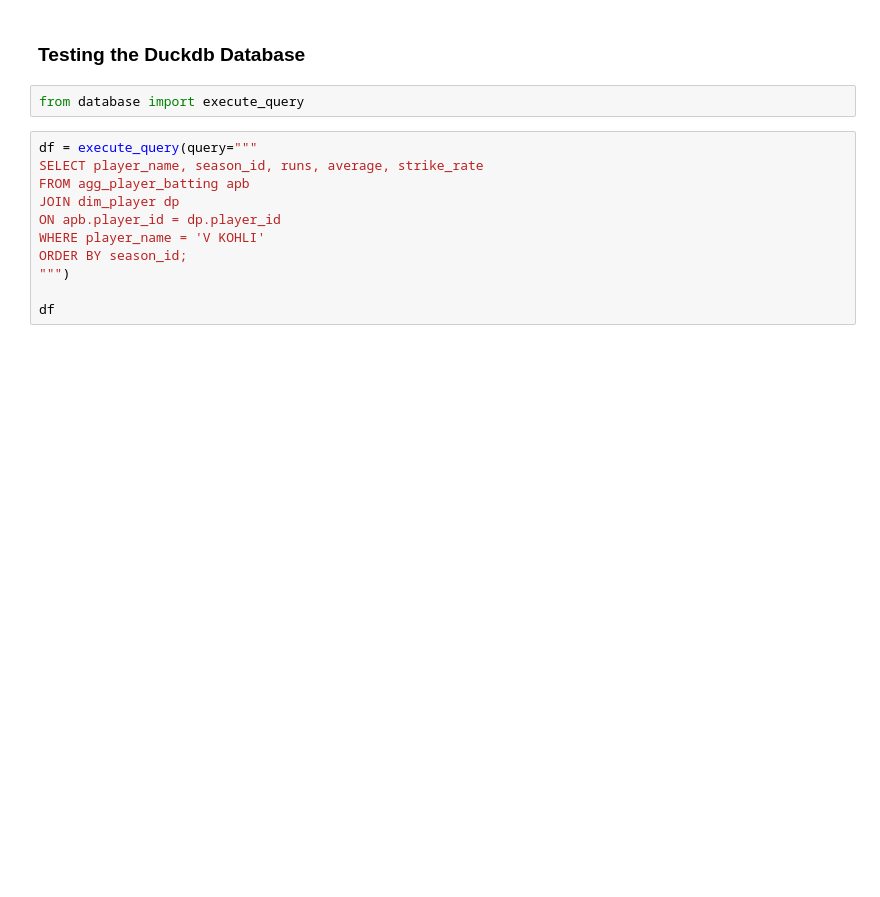
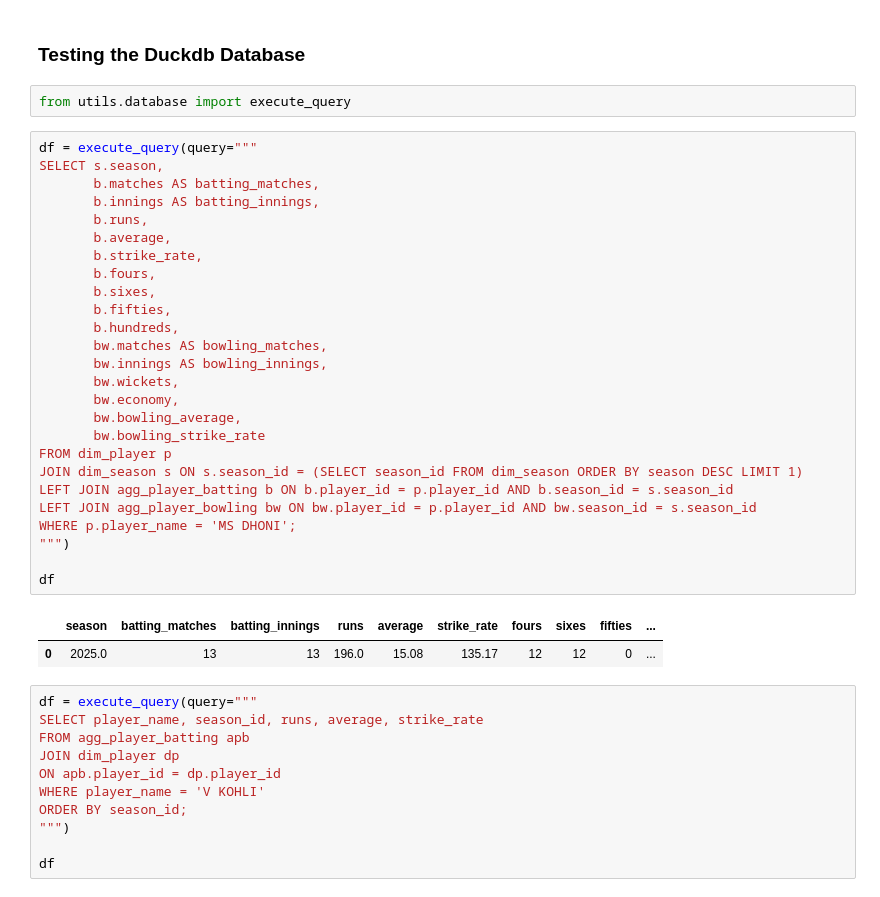
Before and after one commit to dsang18/IPL-Chatbot, a Jupyter notebook: Create-DuckDB.ipynb, the cells around one changed output. Saved outputs shown, nothing was run; the diff lists cells and outputs as text; blank space fills up the shorter version.

```diff
--- a/Create-DuckDB.ipynb
+++ b/Create-DuckDB.ipynb
@@ -120,7 +120,36 @@ conn.close()
 # %% [markdown]
 ### Testing the Duckdb Database
 # %%
-from database import execute_query
+from utils.database import execute_query
+# %%
+df = execute_query(query="""
+SELECT s.season,
+       b.matches AS batting_matches,
+       b.innings AS batting_innings,
+       b.runs,
+       b.average,
+       b.strike_rate,
+       b.fours,
+       b.sixes,
+       b.fifties,
+       b.hundreds,
+       bw.matches AS bowling_matches,
+       bw.innings AS bowling_innings,
+       bw.wickets,
+       bw.economy,
+       bw.bowling_average,
+       bw.bowling_strike_rate
+FROM dim_player p
+JOIN dim_season s ON s.season_id = (SELECT season_id FROM dim_season ORDER BY season DESC LIMIT 1)
+LEFT JOIN agg_player_batting b ON b.player_id = p.player_id AND b.season_id = s.season_id
+LEFT JOIN agg_player_bowling bw ON bw.player_id = p.player_id AND bw.season_id = s.season_id
+WHERE p.player_name = 'MS DHONI';
+""")
+
+df
+# %% [output]
+|  | season | batting_matches | batting_innings | runs | average | strike_rate | fours | sixes | fifties | ... |
+| 0 | 2025.0 | 13 | 13 | 196.0 | 15.08 | 135.17 | 12 | 12 | 0 | ... |
 # %%
 df = execute_query(query="""
 SELECT player_name, season_id, runs, average, strike_rate
```
Also changed, not shown: 12 other files.
